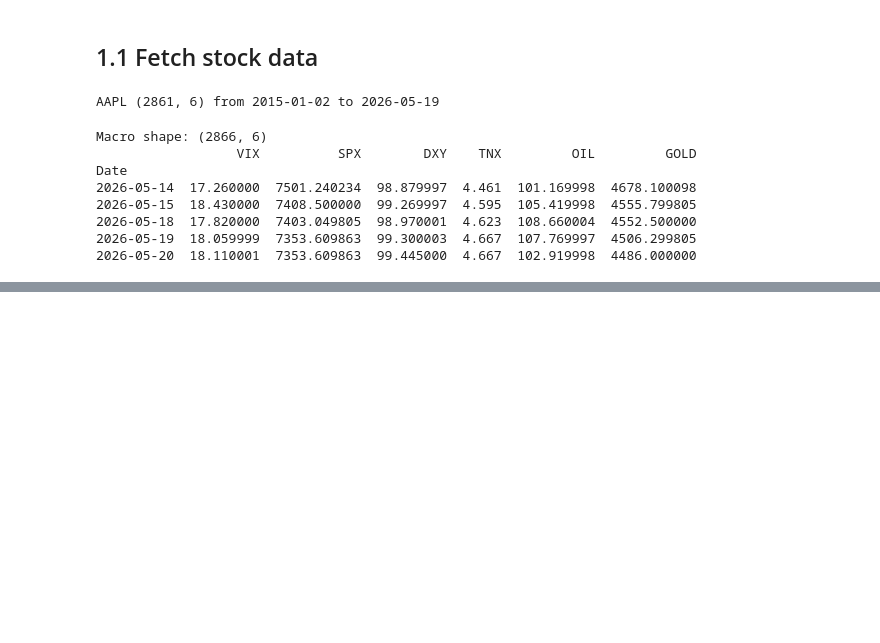
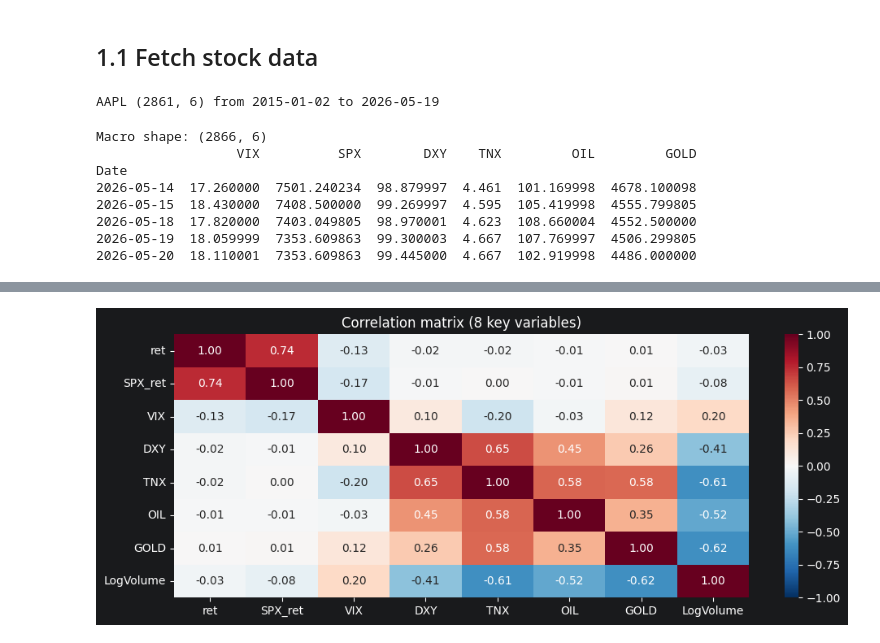
Before and after one commit to hqkh4nh/stocksight-ml, a Jupyter notebook: notebooks/01_main_pipeline.ipynb, the cells around one changed output, grey strips where cells are left out. Drawn from its saved outputs; the diff is of its cells as text; code cells hidden in the pictures; blank space fills up the shorter version.

```diff
--- a/notebooks/01_main_pipeline.ipynb
+++ b/notebooks/01_main_pipeline.ipynb
@@ -69,0 +230,10 @@ Columns: ['Open', 'High', 'Low', 'Close', 'Volume', 'Ticker', 'VIX', 'SPX', 'DXY
+# %%
+corr_cols = ["ret", "SPX_ret", "VIX", "DXY", "TNX", "OIL", "GOLD", "LogVolume"]
+corr_matrix = df[corr_cols].corr()
+
+plt.figure(figsize=(10, 4))
+sns.heatmap(corr_matrix, annot=True, fmt=".2f", cmap="RdBu_r", center=0, vmin=-1, vmax=1)
+plt.title("Correlation matrix (8 key variables)")
+plt.tight_layout(); plt.show()
+# %% [output]
+[figure, added]
```
Also changed, not shown: parts of 17 cells of this notebook.
